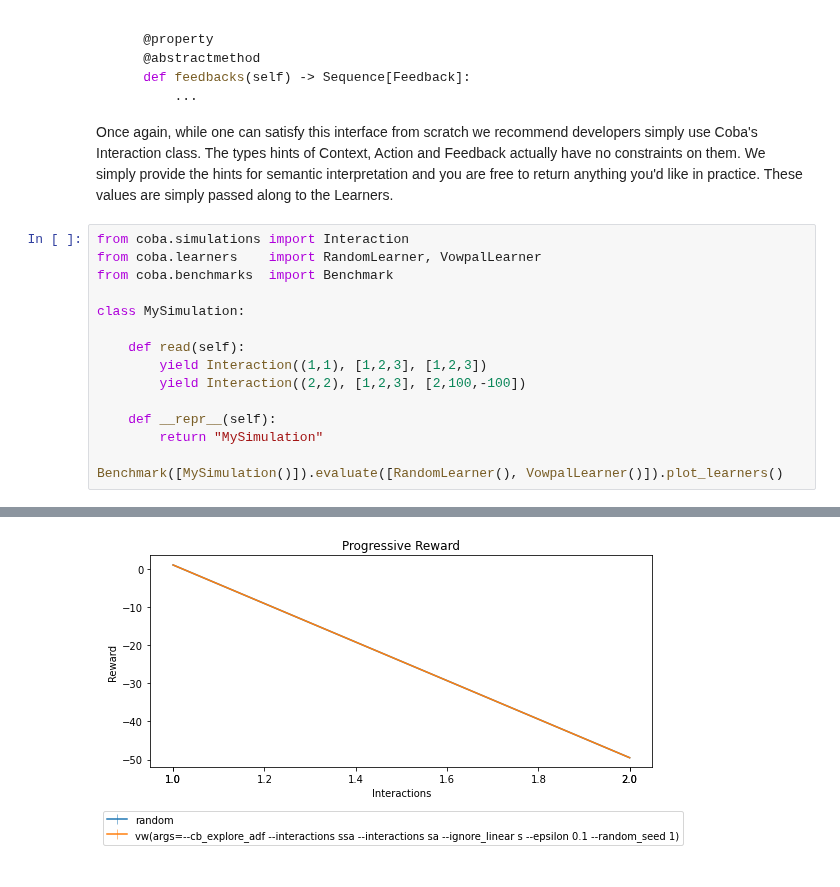
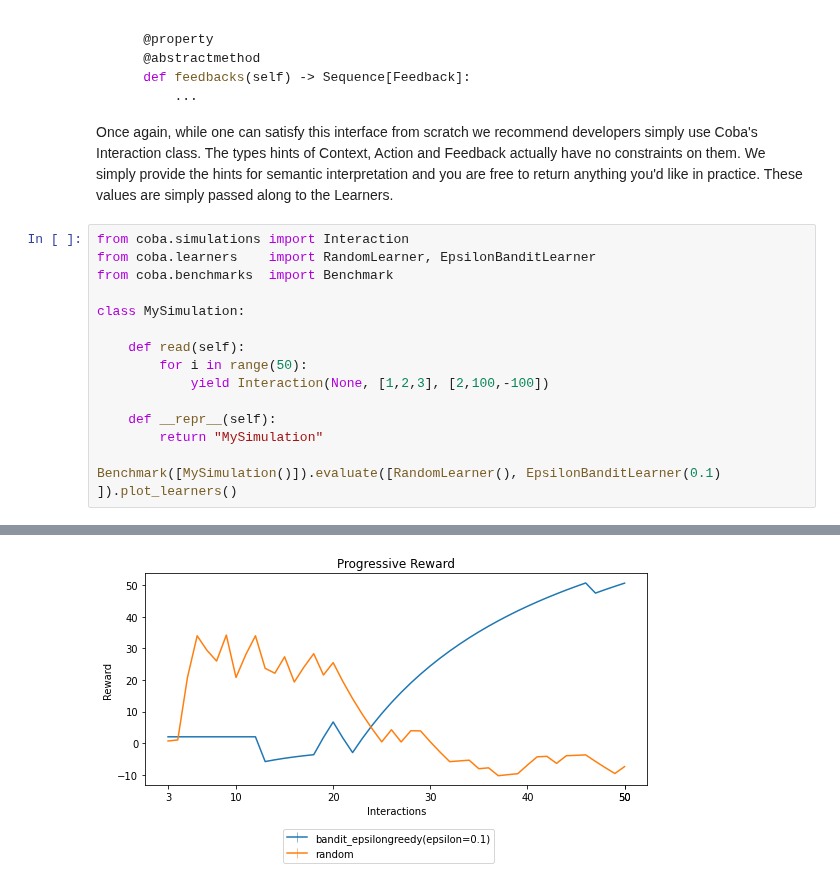
Before and after one commit to VowpalWabbit/coba, a Jupyter notebook: examples/notebooks/Simulations.ipynb, the cells around one changed output, grey strips where cells are left out. Saved outputs shown, nothing was run; the diff lists cells and outputs as text.

```diff
--- a/examples/notebooks/Simulations.ipynb
+++ b/examples/notebooks/Simulations.ipynb
@@ -136,17 +136,17 @@ class Interaction:
 Once again, while one can satisfy this interface from scratch we recommend developers simply use Coba's Interaction class. The types hints of Context, Action and Feedback actually have no constraints on them. We simply provide the hints for semantic interpretation and you are free to return anything you'd like in practice. These values are simply passed along to the Learners.
 # %%
 from coba.simulations import Interaction
-from coba.learners    import RandomLearner, VowpalLearner
+from coba.learners    import RandomLearner, EpsilonBanditLearner
 from coba.benchmarks  import Benchmark
 
 class MySimulation:
 
     def read(self):
-        yield Interaction((1,1), [1,2,3], [1,2,3])
-        yield Interaction((2,2), [1,2,3], [2,100,-100])
+        for i in range(50):
+            yield Interaction(None, [1,2,3], [2,100,-100])
 
     def __repr__(self):
         return "MySimulation"
 
-Benchmark([MySimulation()]).evaluate([RandomLearner(), VowpalLearner()]).plot_learners()
+Benchmark([MySimulation()]).evaluate([RandomLearner(), EpsilonBanditLearner(0.1) ]).plot_learners()
 # %% [output]
@@ -159 +159 @@ Benchmark([MySimulation()]).evaluate([RandomLearner(), VowpalLearner()]).plot_le
-[figure, old version]
+[figure, new version]
```
Also changed, not shown: parts of 3 cells of this notebook, 17 other files.
